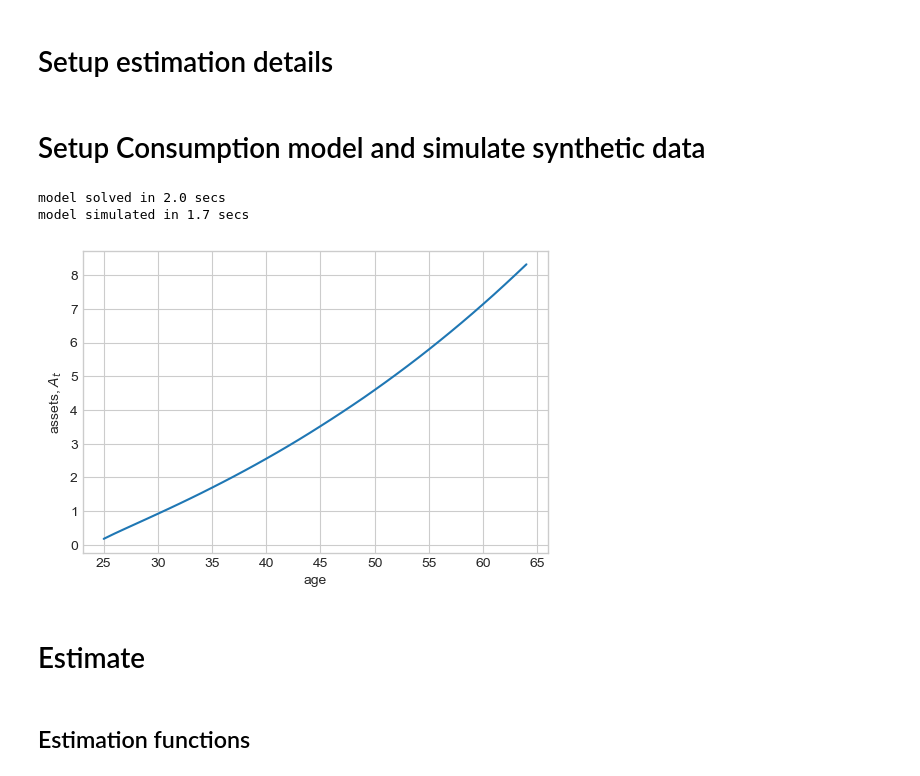
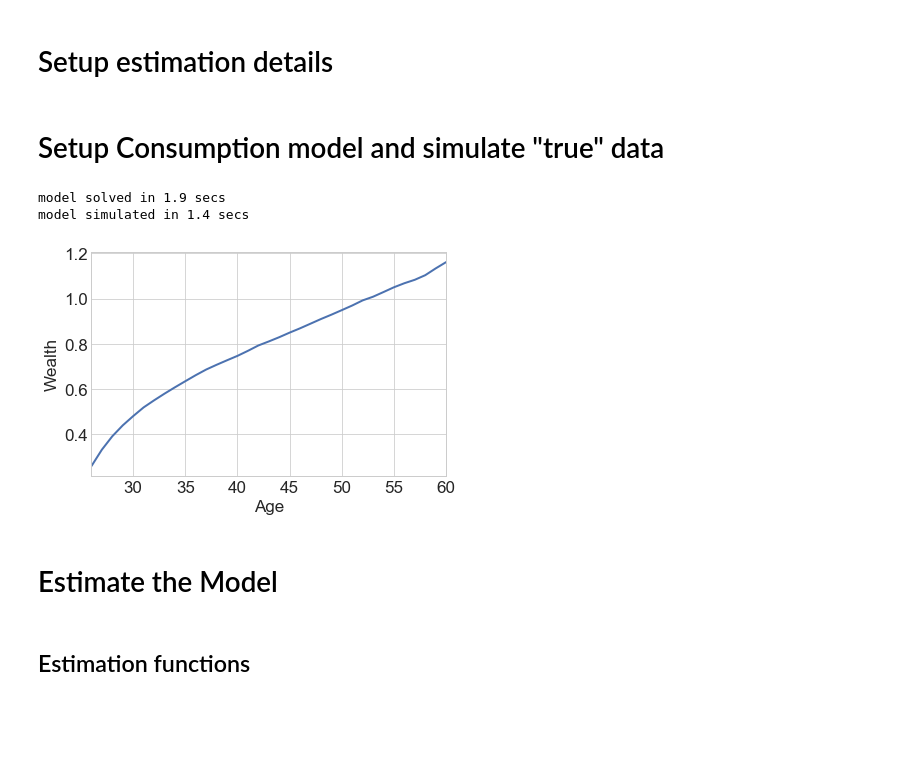
Before and after one commit to NumEconCopenhagen/ConsumptionSavingNotebooks, a Jupyter notebook: DynamicProgramming/04. Structural Estimation.ipynb, the cells around one changed output. Saved outputs shown, nothing was run; the diff lists cells and outputs as text; code cells hidden in the pictures; blank space fills up the shorter version.

```diff
--- a/DynamicProgramming/04. Structural Estimation.ipynb
+++ b/DynamicProgramming/04. Structural Estimation.ipynb
@@ -28,48 +49,58 @@ The autoreload extension is already loaded. To reload it, use:
 # %% [markdown]
 # Setup estimation details
 # %%
-# parameters to estimate
+# a. parameters to estimate
 est_par = {
     'rho': {'guess':2.0,'lower':0.5,'upper':5.0,},
     'beta': {'guess':0.97,'lower':0.90,'upper':0.999},
 }
+est_par_names = [key for key,_ in est_par.items()]
 
-# moment function used in estimation
-def mom_func(data):
+# b. number of consumers
+n = 5_000       # number of consumers in actual data
+n_sim = 100_000 # number of synthetic consumers to simulate when estimating theta
+
+# c. moment function used in estimation.
+# the moments chosen should be informative (and this identify) the parameters in theta
+def mom_func(data,ids=None):
     '''Returns the age profile of wealth '''
 
-    return np.mean(data.A,axis=0)
+    if ids is None:
+        return np.mean(data.A[:,1:],axis=0)
+    else:
+        return np.mean(data.A[ids,1:],axis=0)
+
+# d. choose weighting matrix
+    # 0: identity (equal weight),
+    # 1: inverse of variance on the diagonal (removes scale),
+    # 2: inverse of covaraince matrix between estimation moments (optimal weighting matrix)
+weighting_matrix = 0
 # %% [markdown]
-# Setup Consumption model and simulate synthetic data
+# Setup Consumption model and simulate "true" data
-# %%
-# true parameters
-par_true = {}
-par_true['rho'] = 1.5
-par_true['beta'] = 0.98
-
-# simulation setup
-par_true['sim_mini'] = 1.0 # initial resources
-par_true['simlifecycle'] = 1
-par_true['simT'] = 40
-
-model = ConsumptionSavingModelClass(name='baseline',solmethod='egm',**par_true)
-
-# estimation setup
-model.est_par = est_par
-model.mom_func = mom_func
-
-# synthetic data and moments
-model_true = model.copy()
-model_true.solve()
-model_true.simulate(seed=2019) # this is different from the default
-
-model.datamoms = mom_func(model_true.sim)
-figs.plot_life_cycle_assets(model_true)
-# %% [output]
-model solved in 2.0 secs
-model simulated in 1.7 secs
-[figure, removed]
+# %%
+# simulation setup
+par = {'sim_mini':1.0 ,'simlifecycle':1, 'simT':36,'simN':n_sim}
+model = ConsumptionSavingModelClass(name='estimated',solmethod='egm',**par)
+
+# synthetic data and moments
+par['simN'] = n # number of observations, n
+model_true = ConsumptionSavingModelClass(name='true',solmethod='egm',**par)
+model_true.solve()
+model_true.simulate(seed=2019) # this is different from the default
+
+datamoms = mom_func(model_true.sim)
+moment_names = [i for i in range(model.par.age_min+1,model.par.age_min+model.par.simT)]
+
+# setup the SMD estimator for the current model and parameters of interest
+smd = SimulatedMinimumDistanceClass(est_par,mom_func,datamoms=datamoms)
+
+# plot moments in data
+smd.plot({'Wealth':moment_names},{'Wealth':datamoms},xlabel='Age',ylabel='Wealth',hide_legend=True)
+# %% [output]
+model solved in 1.9 secs
+model simulated in 1.4 secs
+[figure, added]
 # %% [markdown]
-# Estimate
+# Estimate the Model
 # %% [markdown]
 ## Estimation functions
```
Also changed, not shown: parts of 27 cells of this notebook, 1 other file.
